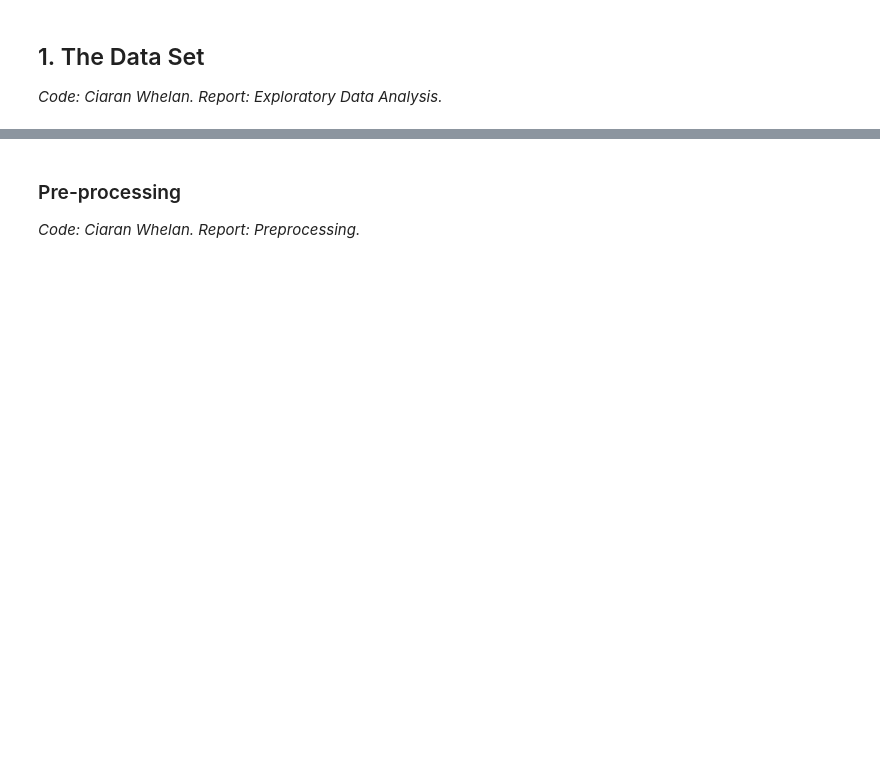
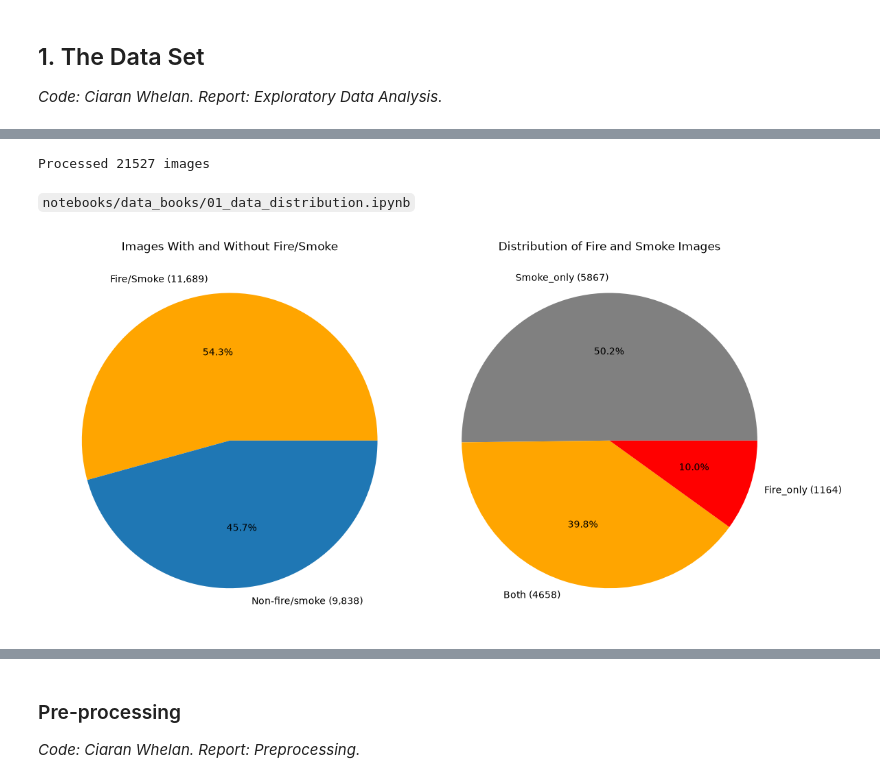
Before and after one commit to CiaranW005/CS4287-CNN-Assignment-Fire-Smoke-Detection, a Jupyter notebook: notebooks/final/CS4287-Assign2-23370211-23304472-23371137.ipynb, the cells around one changed output, grey strips where cells are left out. Saved outputs shown, nothing was run; the diff lists cells and outputs as text; code cells hidden in the pictures; blank space fills up the shorter version.

Commit message:
feat: copy team code into final notebook with outputs

```diff
--- a/notebooks/final/CS4287-Assign2-23370211-23304472-23371137.ipynb
+++ b/notebooks/final/CS4287-Assign2-23370211-23304472-23371137.ipynb
@@ -155,0 +260,14 @@ Keep the same names and remove the `from src` imports.
+# %%
+import pandas as pd
+import json
+
+from dataclasses import dataclass, field, asdict
+
+from pathlib import Path
+
+ROOT = Path.cwd().parents[1]
+
+DATASET_DIR = ROOT / "data"
+RESULTS_DIR = ROOT / "results"
+
+CSV_DIR = RESULTS_DIR / "csvs" / "data"
@@ -155,0 +409,13 @@ Keep the same names and remove the `from src` imports.
+# %%
+# Serialize bounding-box data to JSON strings for CSV storage
+raw_df["boxes"] = raw_df["boxes"].apply(json.dumps)
+df["boxes"] = df["boxes"].apply(json.dumps)
+
+raw_df.to_csv(CSV_DIR / "metadata_raw.csv", index=False)
+df.to_csv(CSV_DIR / "metadata.csv", index=False)
+
+print(f"Processed {len(df)} images")
+# %% [output]
+Processed 21527 images
+# %% [markdown]
+`notebooks/data_books/01_data_distribution.ipynb`
@@ -156,4 +452,40 @@ Keep the same names and remove the `from src` imports.
 # %%
-df = pd.read_csv(CSV_DIR / "data/metadata.csv")
-df["boxes"] = df["boxes"].apply(lambda value: parse_boxes(json.loads(value)))
-df.groupby("split").size()
+df = pd.read_csv(CSV_DIR/"data/metadata.csv")
+
+df["boxes"] = df["boxes"].apply(json.loads)
+# %%
+fig, axes = plt.subplots(1, 2, figsize=(12,6))
+
+fire_split = df["label"].map({0: "Non-fire/smoke", 1: "Fire/Smoke"}).value_counts() # counts for fire/smoke(1), non-smoke/fire(0)
+labels = [f"{label} ({count:,})" for label, count in fire_split.items()]
+
+fire_split.plot(
+    kind="pie",
+    autopct="%1.1f%%",
+    labels=labels,
+    colors=["orange", "tab:blue"],
+    ax=axes[0]
+)
+axes[0].set_title("Images With and Without Fire/Smoke")
+
+df["category"] = df["boxes"].apply(image_category) # gets image category based on boxes in the image
+cat_counts = df.loc[
+    df["category"] != "neither", # Exclude neither because its already shown in fire/non-fire
+    "category"
+].value_counts()
+labels = [f"{label.capitalize()} ({count})" for label, count in cat_counts.items()]
+
+cat_counts.plot(
+    kind="pie",
+    autopct="%1.1f%%",
+    labels=labels,
+    colors=["grey", "orange", "red"],
+    ax=axes[1]
+)
+axes[1].set_title("Distribution of Fire and Smoke Images")
+
+plt.tight_layout()
+fig.savefig(PLOT_DIR / "image_category_distribution.svg")
+plt.show()
+# %% [output]
+[figure, added]
```
Also changed, not shown: parts of 124 cells of this notebook.
